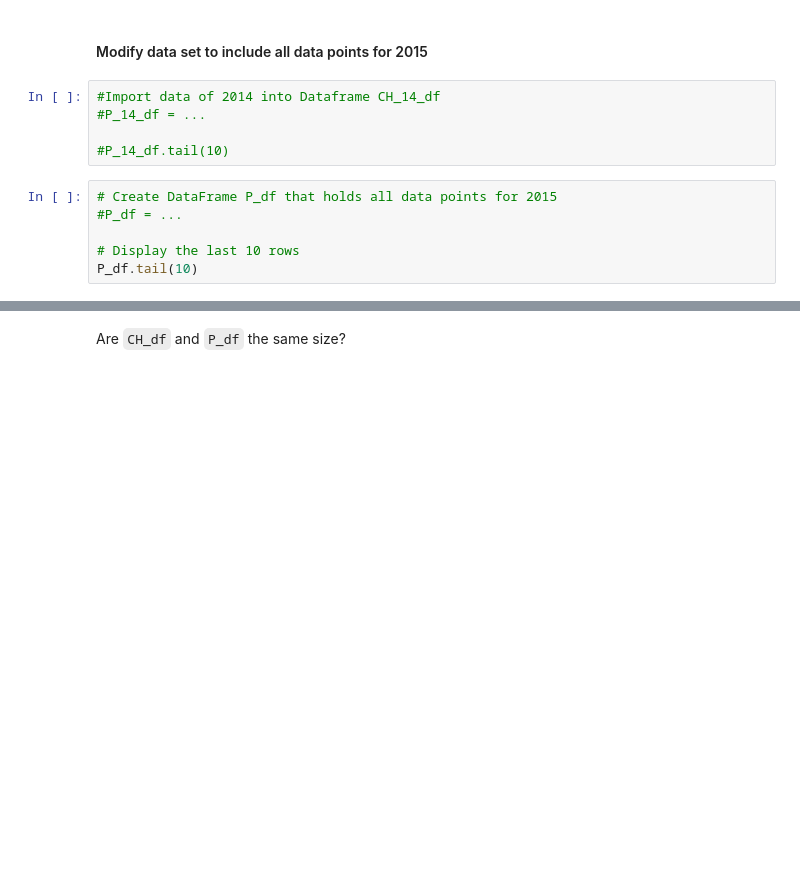
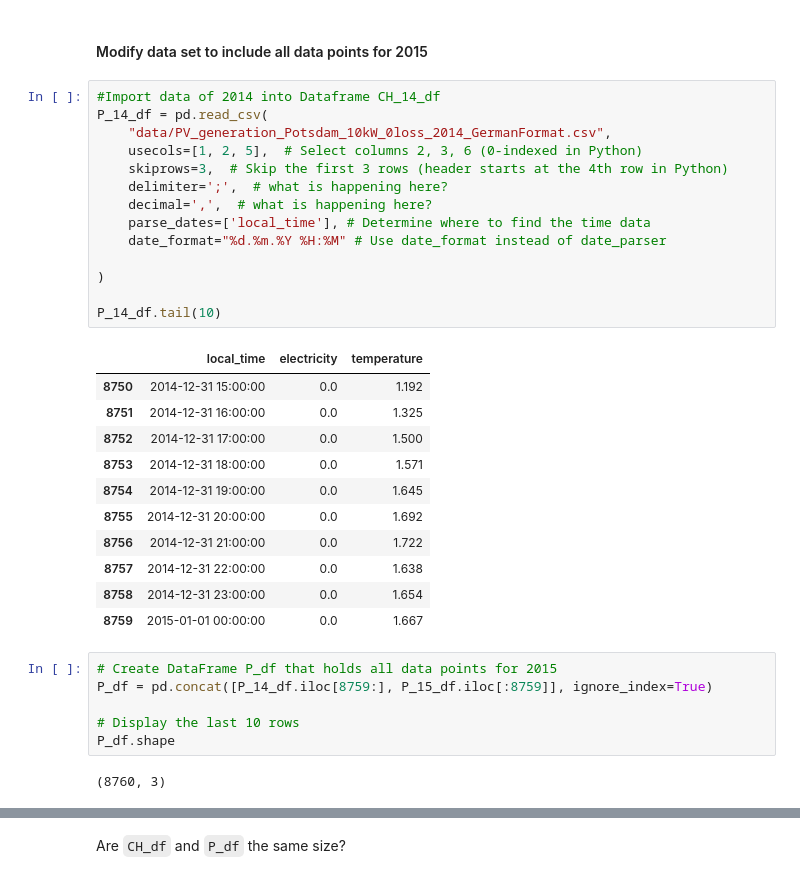
Before and after one commit to Pegagin/autoPOMcodinglab, a Jupyter notebook: POMcases_01_Python_DataVisualization_Assignment/T1_StudentTask_DataVisualization_Assignment.ipynb, the cells around one changed output, grey strips where cells are left out. Drawn from its saved outputs; the diff is of its cells as text; blank space fills up the shorter version.

```diff
--- a/POMcases_01_Python_DataVisualization_Assignment/T1_StudentTask_DataVisualization_Assignment.ipynb
+++ b/POMcases_01_Python_DataVisualization_Assignment/T1_StudentTask_DataVisualization_Assignment.ipynb
@@ -76,15 +137,38 @@ P_15_df.tail()
 # %% [markdown]
 #### Modify data set to include all data points for 2015
-# %%
-#Import data of 2014 into Dataframe CH_14_df
-#P_14_df = ...
-
-#P_14_df.tail(10)
+# %%
+#Import data of 2014 into Dataframe CH_14_df
+P_14_df = pd.read_csv(
+    "data/PV_generation_Potsdam_10kW_0loss_2014_GermanFormat.csv",
+    usecols=[1, 2, 5],  # Select columns 2, 3, 6 (0-indexed in Python)
+    skiprows=3,  # Skip the first 3 rows (header starts at the 4th row in Python)
+    delimiter=';',  # what is happening here?
+    decimal=',',  # what is happening here?
+    parse_dates=['local_time'], # Determine where to find the time data
+    date_format="%d.%m.%Y %H:%M" # Use date_format instead of date_parser
+
+)
+
+P_14_df.tail(10)
+# %% [output]
+|  | local_time | electricity | temperature |
+| 8750 | 2014-12-31 15:00:00 | 0.0 | 1.192 |
+| 8751 | 2014-12-31 16:00:00 | 0.0 | 1.325 |
+| 8752 | 2014-12-31 17:00:00 | 0.0 | 1.500 |
+| 8753 | 2014-12-31 18:00:00 | 0.0 | 1.571 |
+| 8754 | 2014-12-31 19:00:00 | 0.0 | 1.645 |
+| 8755 | 2014-12-31 20:00:00 | 0.0 | 1.692 |
+| 8756 | 2014-12-31 21:00:00 | 0.0 | 1.722 |
+| 8757 | 2014-12-31 22:00:00 | 0.0 | 1.638 |
+| 8758 | 2014-12-31 23:00:00 | 0.0 | 1.654 |
+| 8759 | 2015-01-01 00:00:00 | 0.0 | 1.667 |
 # %%
 # Create DataFrame P_df that holds all data points for 2015
-#P_df = ...
+P_df = pd.concat([P_14_df.iloc[8759:], P_15_df.iloc[:8759]], ignore_index=True)
 
 # Display the last 10 rows
-P_df.tail(10)
+P_df.shape
+# %% [output]
+(8760, 3)
 # %%
 P_df.head()
```
Also changed, not shown: parts of 30 cells of this notebook, 4 other files.
